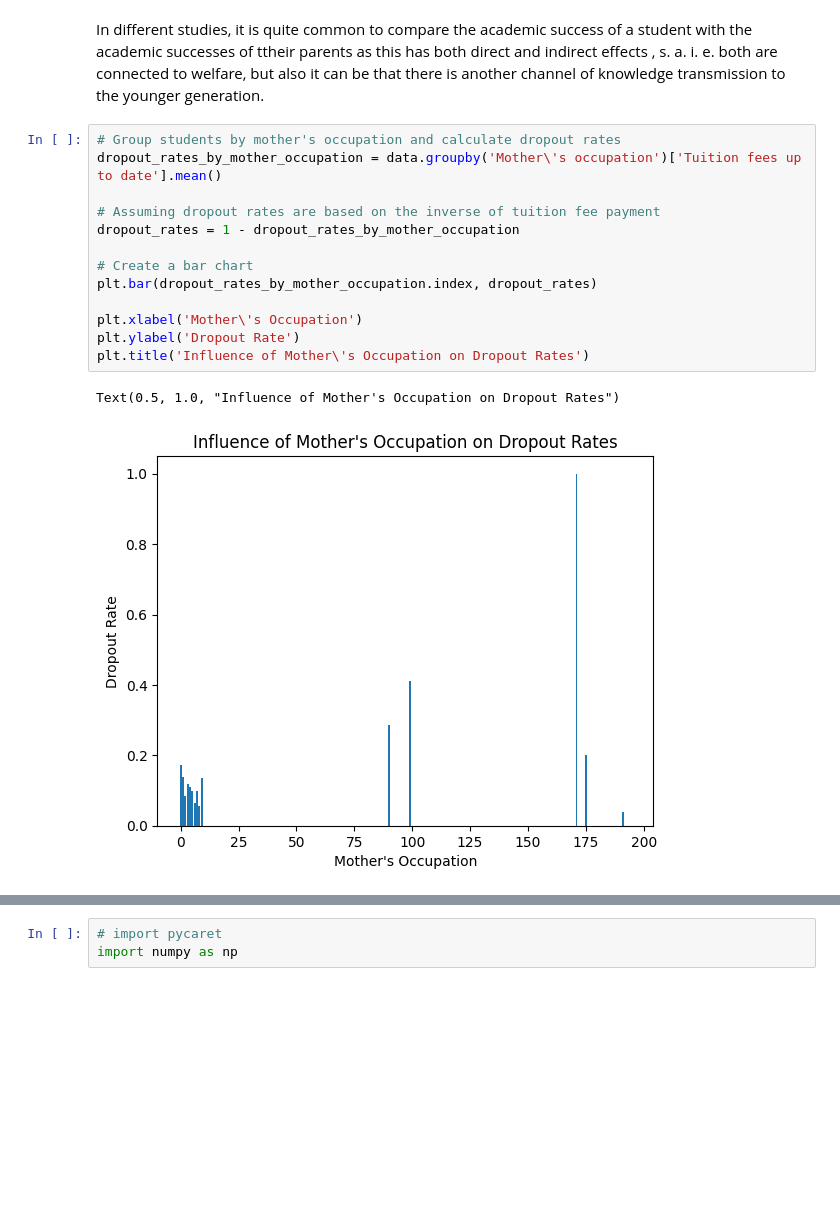
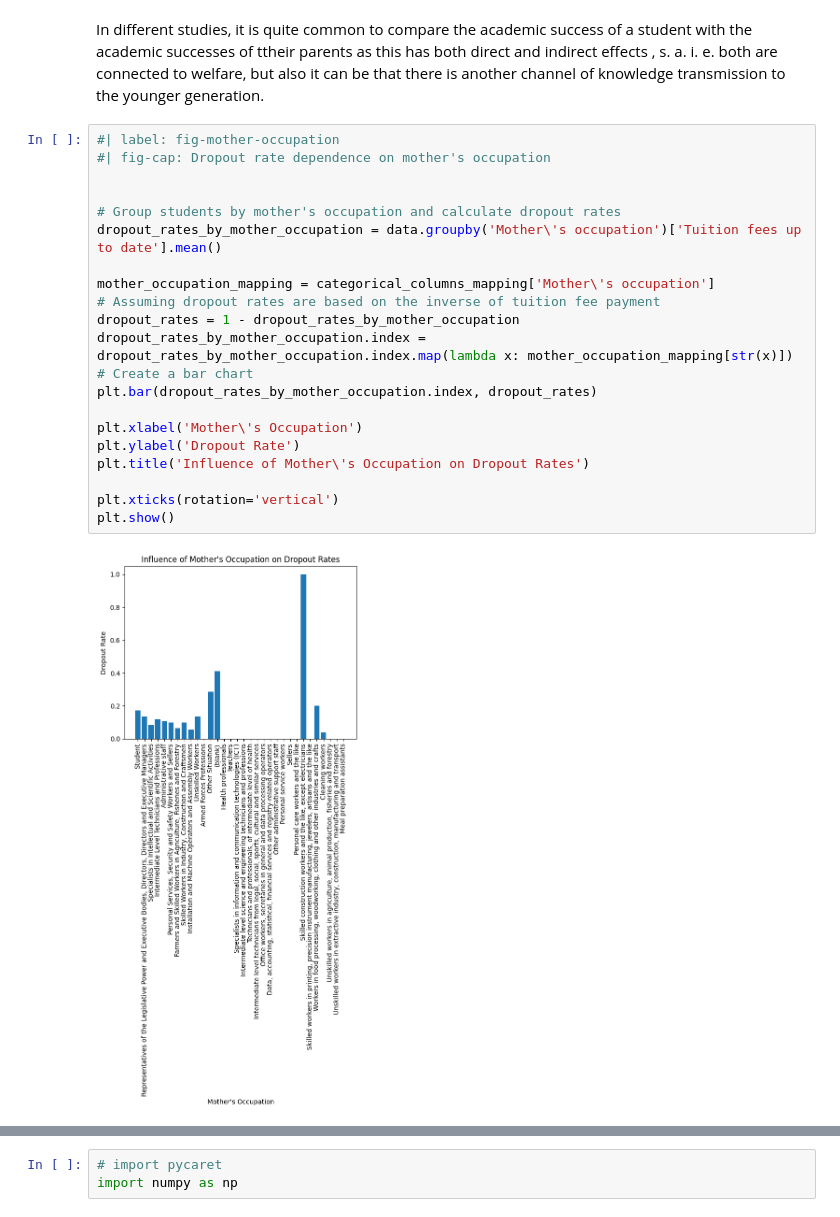
Before and after one commit to atdiausx2/albudurarrtu, a Jupyter notebook: report_AzadhdhinNedalYunisAlFraijat.ipynb, the cells around one changed output, grey strips where cells are left out. Cells and saved outputs as stored; diff of their text form; blank space fills up the shorter version.

```diff
--- a/report_AzadhdhinNedalYunisAlFraijat.ipynb
+++ b/report_AzadhdhinNedalYunisAlFraijat.ipynb
@@ -404,20 +424,27 @@ Text(0.5, 1.0, 'Effect of Institutional Improvements on Student Retention')
 # %% [markdown]
 In different studies, it is quite common to compare the academic success of a student with the academic successes of ttheir parents as this has both direct and indirect effects , s. a. i. e. both are connected to welfare, but also it can be that there is another channel of knowledge transmission to the younger generation.
 # %%
+#| label: fig-mother-occupation
+#| fig-cap: Dropout rate dependence on mother's occupation
+
+
 # Group students by mother's occupation and calculate dropout rates
 dropout_rates_by_mother_occupation = data.groupby('Mother\'s occupation')['Tuition fees up to date'].mean()
 
+mother_occupation_mapping = categorical_columns_mapping['Mother\'s occupation']
 # Assuming dropout rates are based on the inverse of tuition fee payment
 dropout_rates = 1 - dropout_rates_by_mother_occupation
-
+dropout_rates_by_mother_occupation.index = dropout_rates_by_mother_occupation.index.map(lambda x: mother_occupation_mapping[str(x)])
 # Create a bar chart
 plt.bar(dropout_rates_by_mother_occupation.index, dropout_rates)
 
 plt.xlabel('Mother\'s Occupation')
 plt.ylabel('Dropout Rate')
 plt.title('Influence of Mother\'s Occupation on Dropout Rates')
+
+plt.xticks(rotation='vertical')
+plt.show()
 # %% [output]
-Text(0.5, 1.0, "Influence of Mother's Occupation on Dropout Rates")
-[figure, old version]
+[figure, new version]
 # %% [markdown]
 **Observations :**
```
Also changed, not shown: parts of 31 cells of this notebook, 16 other files.
